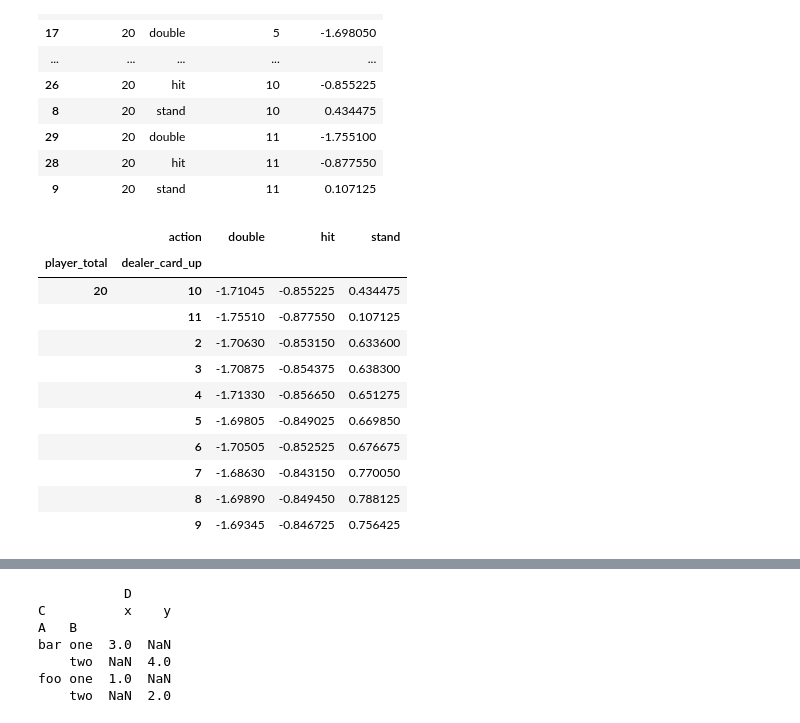
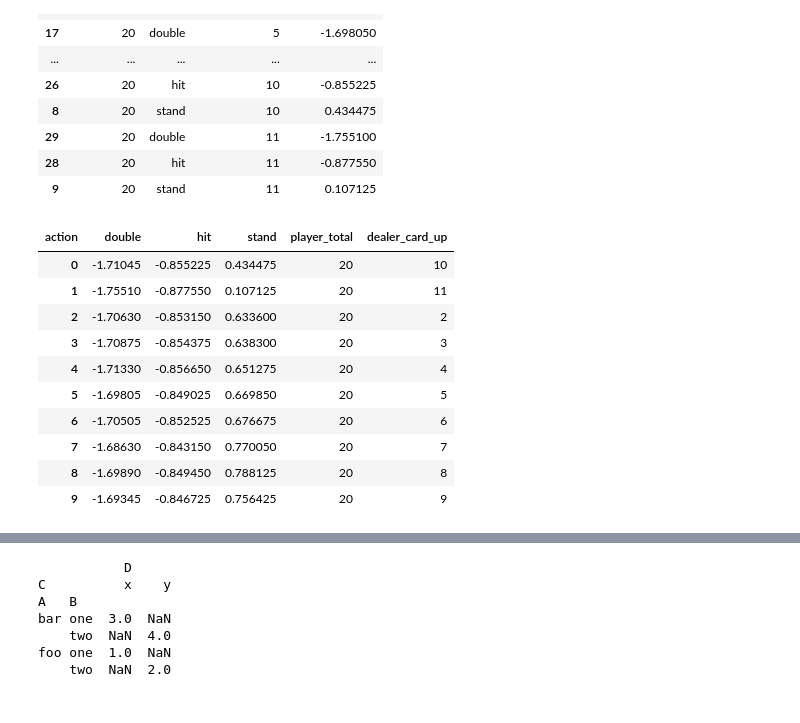
Before and after one commit to amarkules1/blackjack, a Jupyter notebook: analysis.ipynb, the cells around one changed output, grey strips where cells are left out. Cells and saved outputs as stored; diff of their text form; code cells hidden in the pictures.

```diff
--- a/analysis.ipynb
+++ b/analysis.ipynb
@@ -160,22 +160,26 @@ data.sort_values(by=['player_total', 'dealer_card_up', 'action'])
 | 28 | 20 | hit | 11 | -0.877550 |
 | 9 | 20 | stand | 11 | 0.107125 |
 # %%
-data.to_csv('action_expected_values.csv')
+# data.to_csv('action_expected_values.csv')
+data = pd.read_csv('action_expected_values.csv')
 # %%
 data['player_total'] = data['player_total'].astype(str)
 data['dealer_card_up'] = data['dealer_card_up'].astype(str)
-data.pivot(index=['player_total', 'dealer_card_up'], columns='action', values='expected_value')
+data_pivoted = data.pivot(index=['player_total', 'dealer_card_up'], columns='action', values='expected_value')
+data_pivoted['player_total'] = data_pivoted.index.get_level_values(0)
+data_pivoted['dealer_card_up'] = data_pivoted.index.get_level_values(1)
+data_pivoted.reset_index(drop=True, inplace=True)
+data_pivoted
 # %% [output]
-|  | action | double | hit | stand |
-| player_total | dealer_card_up |  |  |  |
-| 20 | 10 | -1.71045 | -0.855225 | 0.434475 |
-|  | 11 | -1.75510 | -0.877550 | 0.107125 |
-|  | 2 | -1.70630 | -0.853150 | 0.633600 |
-|  | 3 | -1.70875 | -0.854375 | 0.638300 |
-|  | 4 | -1.71330 | -0.856650 | 0.651275 |
-|  | 5 | -1.69805 | -0.849025 | 0.669850 |
-|  | 6 | -1.70505 | -0.852525 | 0.676675 |
-|  | 7 | -1.68630 | -0.843150 | 0.770050 |
-|  | 8 | -1.69890 | -0.849450 | 0.788125 |
-|  | 9 | -1.69345 | -0.846725 | 0.756425 |
+| action | double | hit | stand | player_total | dealer_card_up |
+| 0 | -1.71045 | -0.855225 | 0.434475 | 20 | 10 |
+| 1 | -1.75510 | -0.877550 | 0.107125 | 20 | 11 |
+| 2 | -1.70630 | -0.853150 | 0.633600 | 20 | 2 |
+| 3 | -1.70875 | -0.854375 | 0.638300 | 20 | 3 |
+| 4 | -1.71330 | -0.856650 | 0.651275 | 20 | 4 |
+| 5 | -1.69805 | -0.849025 | 0.669850 | 20 | 5 |
+| 6 | -1.70505 | -0.852525 | 0.676675 | 20 | 6 |
+| 7 | -1.68630 | -0.843150 | 0.770050 | 20 | 7 |
+| 8 | -1.69890 | -0.849450 | 0.788125 | 20 | 8 |
+| 9 | -1.69345 | -0.846725 | 0.756425 | 20 | 9 |
 # %%
```
Also changed, not shown: parts of 6 cells of this notebook.
